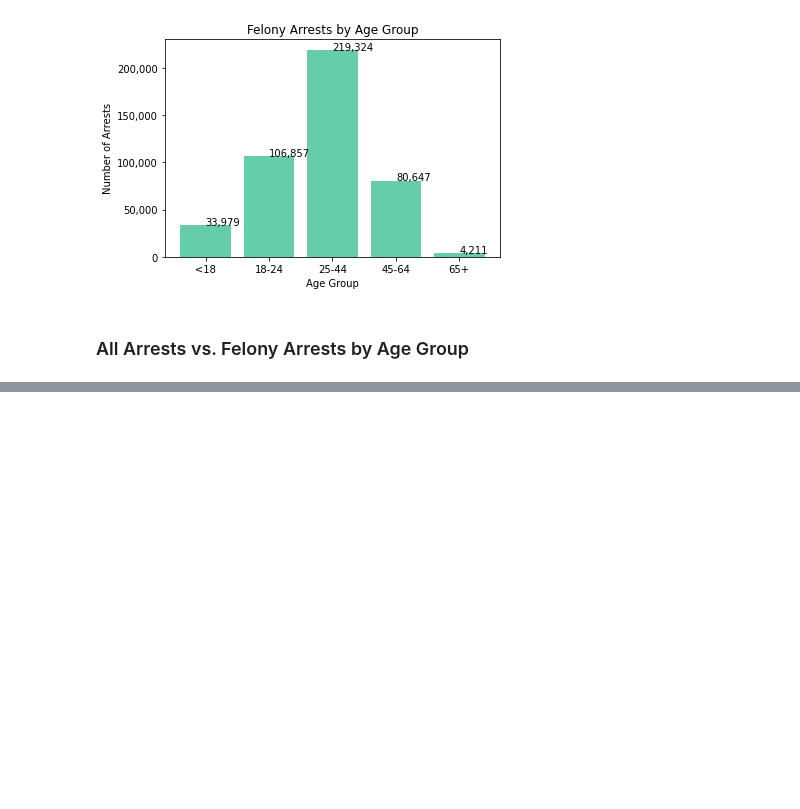
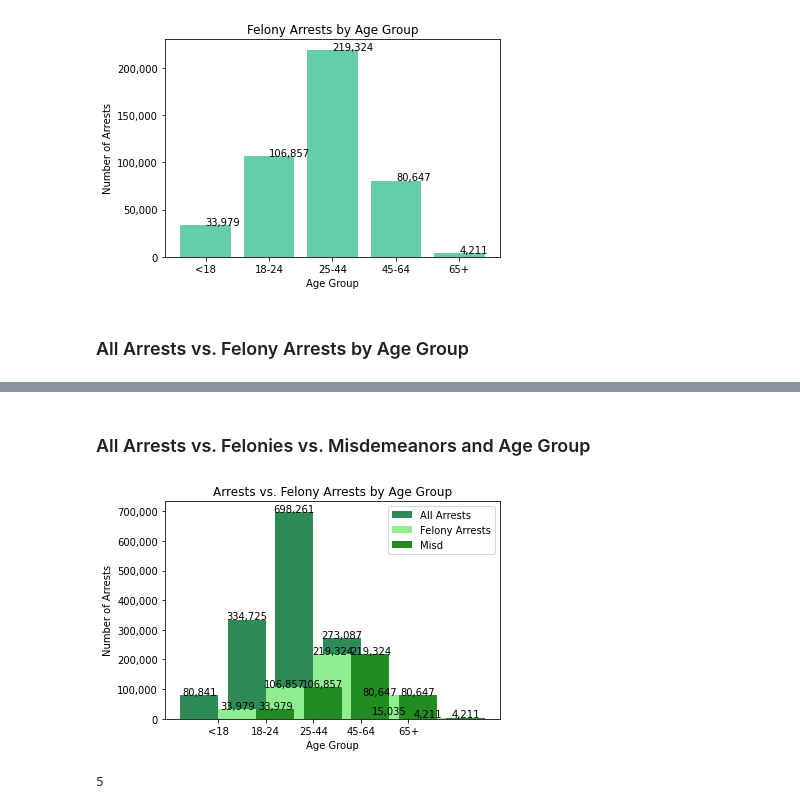
Before and after one commit to AmitSamra/NYC_Crime, a Jupyter notebook: nyc_crime_python.ipynb, the cells around one changed output, grey strips where cells are left out. Drawn from its saved outputs; the diff is of its cells as text; code cells hidden in the pictures; blank space fills up the shorter version.

```diff
--- a/nyc_crime_python.ipynb
+++ b/nyc_crime_python.ipynb
@@ -778,0 +802,45 @@ plt.show()
+# %% [markdown]
+### All Arrests vs. Felonies vs. Misdemeanors and Age Group
+# %%
+fig, ax = plt.subplots()
+
+x_index = np.arange(len(df_test1.age_group))
+width = 0.8
+
+ax.bar(x_index - width, df_test1.total_arrests, color = 'seagreen', align='edge', width=width)
+ax.bar(x_index, df_test2.total_arrests, color = 'lightgreen', align='edge', width=width)
+ax.bar(x_index + width, df_test2.total_arrests, color = 'forestgreen', align='edge', width=width)
+
+ax.set_xlabel('Age Group')
+ax.set_ylabel('Number of Arrests')
+ax.set_title('Arrests vs. Felony Arrests by Age Group')
+plt.xticks(ticks=x_index, labels=df_test1.age_group)
+plt.xticks(rotation=0)
+plt.legend(['All Arrests', 'Felony Arrests', 'Misd'])
+
+
+ax.yaxis.set_major_formatter(
+ticker.FuncFormatter(lambda y,p: format(int(y), ','))
+)
+
+#for i,j in zip(df_test1.age_group, df_test1.total_arrests):
+#    ax.annotate(format(j, ','), xy=(i,j))
+
+#for i,j in zip(df_test2.age_group, df_test2.total_arrests):
+#    ax.annotate(format(j, ','), xy=(i,j))
+
+for p in ax.patches:
+    x,y = p.get_xy()
+    width=p.get_width()
+    height=p.get_height()
+    ax.annotate(format(height, ','),
+                xy=((x+width/2),height),
+                ha='center')
+
+plt.show()
+# %% [output]
+[figure, added]
+# %%
+len(df_test1.age_group)
+# %% [output]
+5
```
Also changed, not shown: parts of 2 cells of this notebook.
